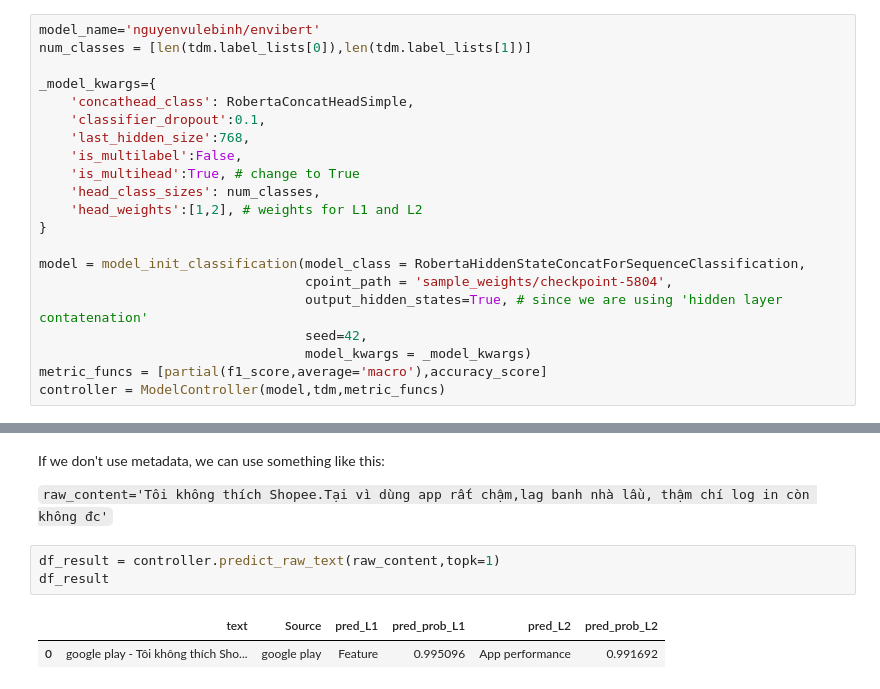
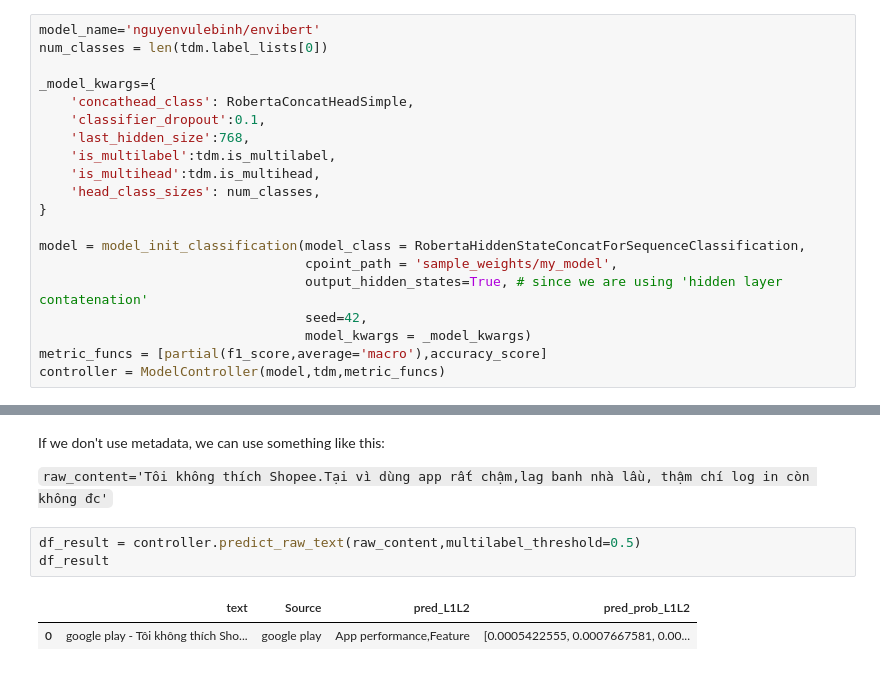
Before and after one commit to anhquan0412/that-nlp-library, a Jupyter notebook: nbs/99_model_main_envibert_multilabel.ipynb, the cells around one changed output, grey strips where cells are left out. Drawn from its saved outputs; the diff is of its cells as text.

Commit message:
finish multilabel

````diff
--- a/nbs/99_model_main_envibert_multilabel.ipynb
+++ b/nbs/99_model_main_envibert_multilabel.ipynb
@@ -264,20 +247,19 @@ controller.trainer.model.save_pretrained('./sample_weights/my_model')
 ### Load trained model
 # %%
 model_name='nguyenvulebinh/envibert'
-num_classes = [len(tdm.label_lists[0]),len(tdm.label_lists[1])]
+num_classes = len(tdm.label_lists[0])
 
 _model_kwargs={
     'concathead_class': RobertaConcatHeadSimple,
     'classifier_dropout':0.1,
     'last_hidden_size':768,
-    'is_multilabel':False,
-    'is_multihead':True, # change to True
+    'is_multilabel':tdm.is_multilabel,
+    'is_multihead':tdm.is_multihead,
     'head_class_sizes': num_classes,
-    'head_weights':[1,2], # weights for L1 and L2
 }
 
 model = model_init_classification(model_class = RobertaHiddenStateConcatForSequenceClassification,
-                                  cpoint_path = 'sample_weights/checkpoint-5804',
+                                  cpoint_path = 'sample_weights/my_model',
                                   output_hidden_states=True, # since we are using 'hidden layer contatenation'
                                   seed=42,
                                   model_kwargs = _model_kwargs)
@@ -414,8 +412,8 @@ If we don't use metadata, we can use something like this:
 
 ```raw_content='Tôi không thích Shopee.Tại vì dùng app rất chậm,lag banh nhà lầu, thậm chí log in còn không đc'```
 # %%
-df_result = controller.predict_raw_text(raw_content,topk=1)
+df_result = controller.predict_raw_text(raw_content,multilabel_threshold=0.5)
 df_result
 # %% [output]
-|  | text | Source | pred_L1 | pred_prob_L1 | pred_L2 | pred_prob_L2 |
-| 0 | google play - Tôi không thích Sho... | google play | Feature | 0.995096 | App performance | 0.991692 |
+|  | text | Source | pred_L1L2 | pred_prob_L1L2 |
+| 0 | google play - Tôi không thích Sho... | google play | App performance,Feature | [0.0005422555, 0.0007667581, 0.00... |
````
Also changed, not shown: parts of 24 cells of this notebook, 11 other files.
